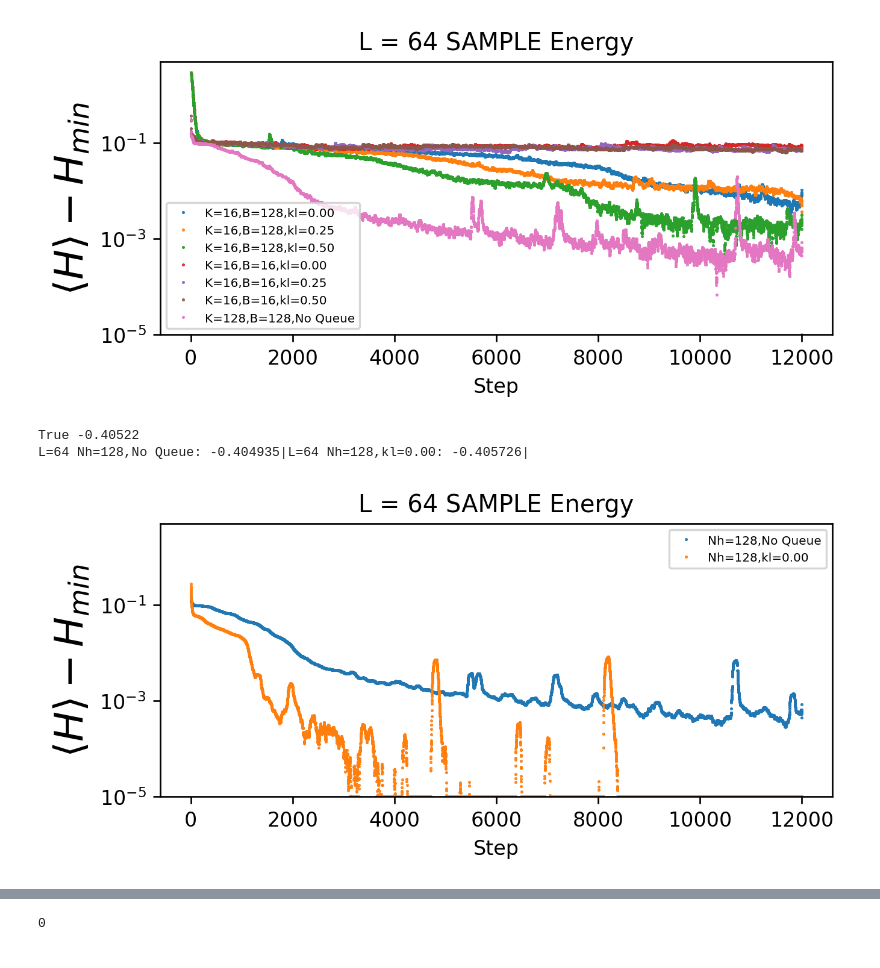
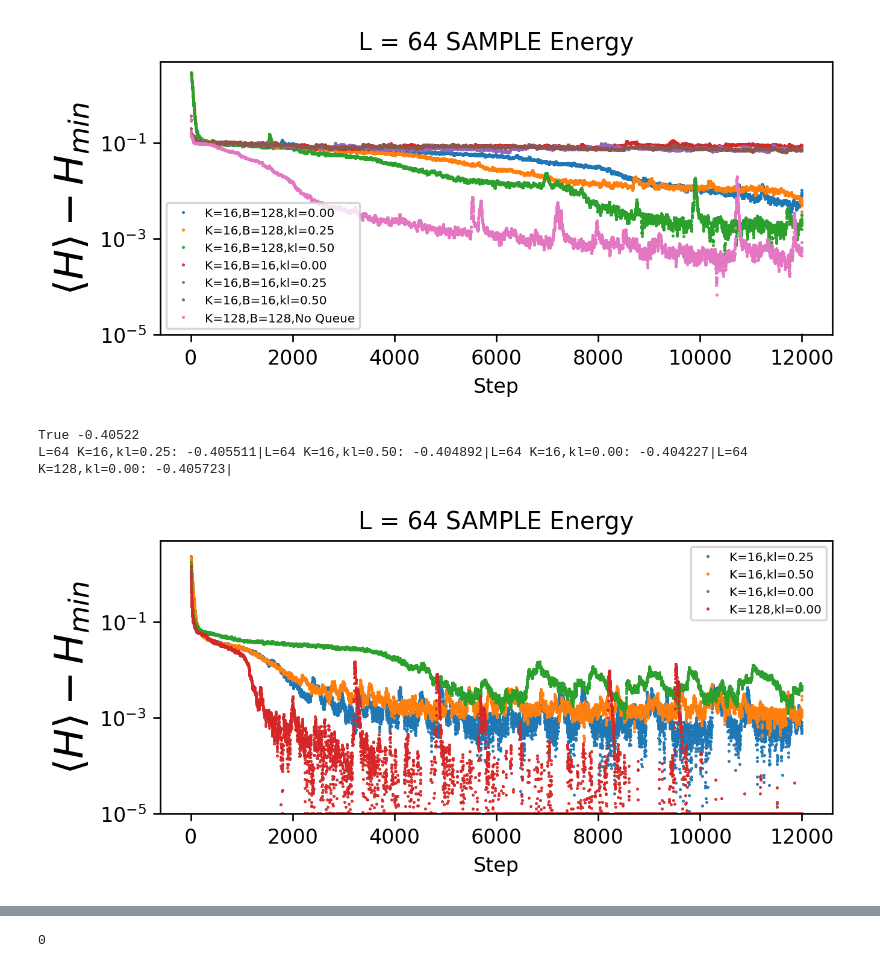
Before and after one commit to ksprague1/NN-QSR, a Jupyter notebook: Results.ipynb, the cells around one changed output, grey strips where cells are left out. Drawn from its saved outputs; the diff is of its cells as text; code cells hidden in the pictures.

```diff
--- a/Results.ipynb
+++ b/Results.ipynb
@@ -154,7 +154,9 @@ def graphs(allpaths,useTimes=False, metric="Sample",label_idx=1,err=False,smooth
                     errplt(outs-exact_energy,errs,"-",lw=0.5,label=label,color=np.random.random([3]))
                     plt.plot(outs*0,"k--",lw=0.2)
                 else:
-                    plt.plot(outs-exact_energy,'o',ms=0.5,lw=0.0,label=label)
+                    x = plt.plot(outs-exact_energy,'o',ms=0.5,lw=0.0,label=label)
+
+                    plt.plot(exact_energy-avgs,'o',ms=1.5,c=x[0]._get_markerfacecolor(),alpha=0.1,markeredgewidth=0.2,markeredgecolor="black")
 
 
         print()
@@ -210,13 +212,13 @@ True -0.40522
 L=64 K=16,B=128,kl=0.00: -0.401698|L=64 K=16,B=128,kl=0.25: -0.405272|L=64 K=16,B=128,kl=0.50: -0.404749|L=64 K=16,B=16,kl=0.00: -0.331202|L=64 K=16,B=16,kl=0.25: -0.340970|L=64 K=16,B=16,kl=0.50: -0. ...
 [figure]
 # %%
-p = getpaths("TF\\Rydberg",["64","NoQ","B=128"],alldir=False)
+p = getpaths("PTF\\Rydberg",["64","K=16"],alldir=False)
 p2 = getpaths("PTF\\Rydberg",["64","NoQ","B=128","Nh=128"],alldir=False)
 
 p[64]+=p2[64]
 
-graphs(p,label_idx=[-2,-1],err=False,smoothing=100,useTimes=False,metric="SAMPLE")
+graphs(p,label_idx=[-3,-1],err=False,smoothing=10,useTimes=False,metric="SAMPLE")
 # %% [output]
 True -0.40522
-L=64 Nh=128,No Queue: -0.404935|L=64 Nh=128,kl=0.00: -0.405726|
+L=64 K=16,kl=0.25: -0.405511|L=64 K=16,kl=0.50: -0.404892|L=64 K=16,kl=0.00: -0.404227|L=64 K=128,kl=0.00: -0.405723|
-[figure, old version]
+[figure, new version]
```
Also changed, not shown: parts of 2 cells of this notebook, 2 other files.
